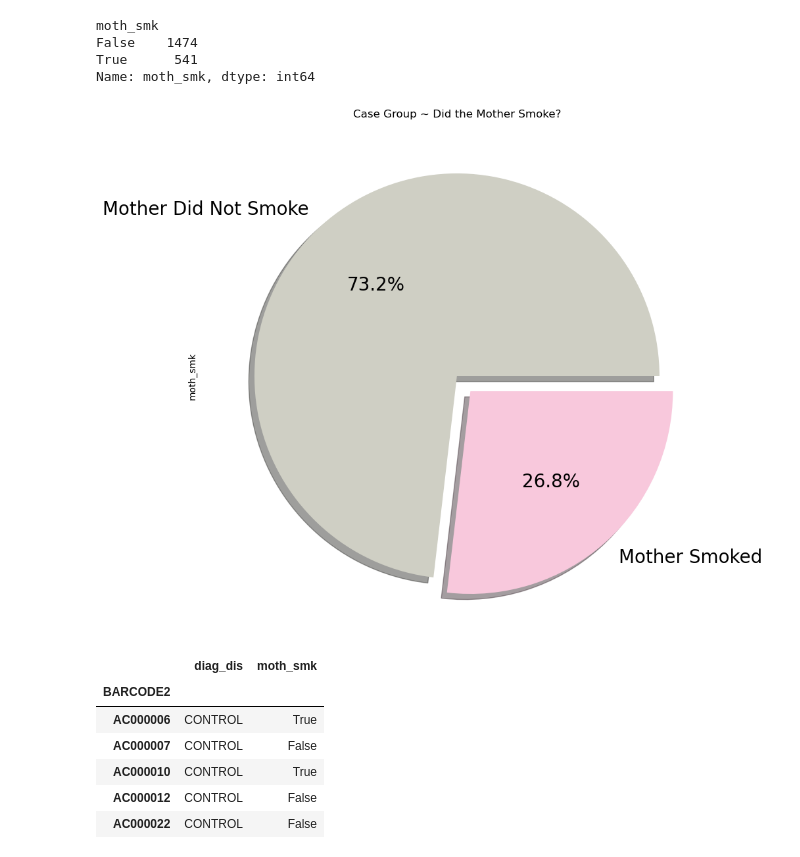
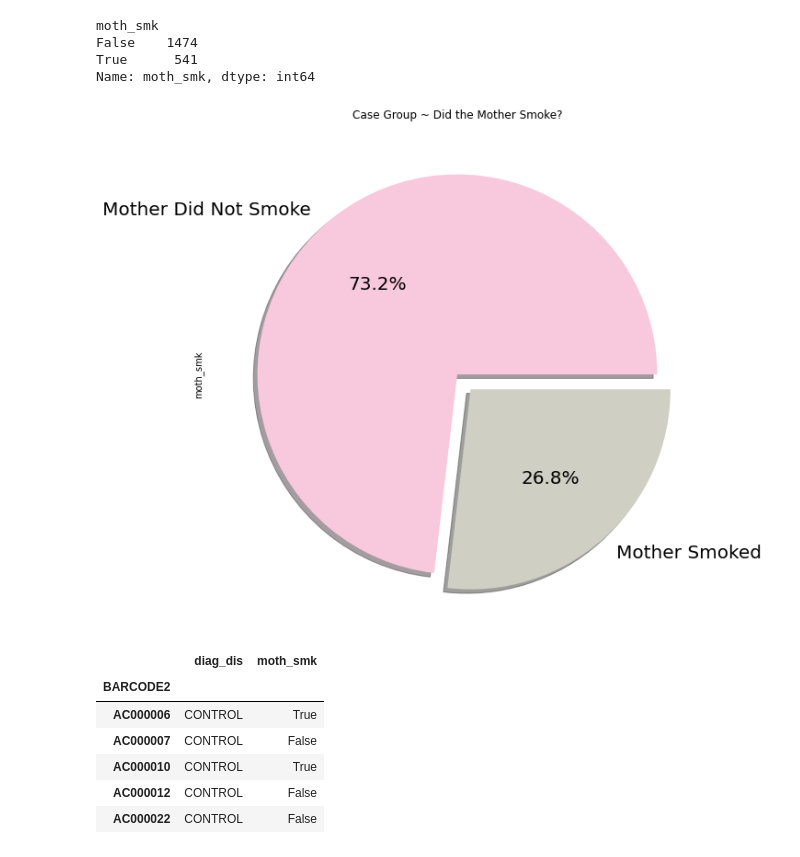
Before and after one commit to MGKane23/accelerate-cure, a Jupyter notebook: ashleypiechart.ipynb, the cells around one changed output. Cells and saved outputs as stored; diff of their text form; code cells hidden in the pictures.

```diff
--- a/ashleypiechart.ipynb
+++ b/ashleypiechart.ipynb
@@ -160,10 +160,10 @@ Name: moth_smk, dtype: int64
 # %%
 labels = ['Mother Did Not Smoke', 'Mother Smoked']
 explode = (0, 0.1)
-colors = ['#cfcfc4','#F8C8DC']
+colors = ['#F8C8DC','#cfcfc4']
 caseplot = casegroup.plot.pie(title = "Case Group ~ Did the Mother Smoke?", y='casegroup', figsize=(10, 10),autopct='%1.1f%%', labels = labels, explode = explode, shadow = True, colors = colors, fontsize=20)
 # %% [output]
-[figure, old version]
+[figure, new version]
 # %%
 control = pieparts.loc[parts.diag_dis == "CONTROL"]
 control
```
Also changed, not shown: parts of 7 cells of this notebook.
